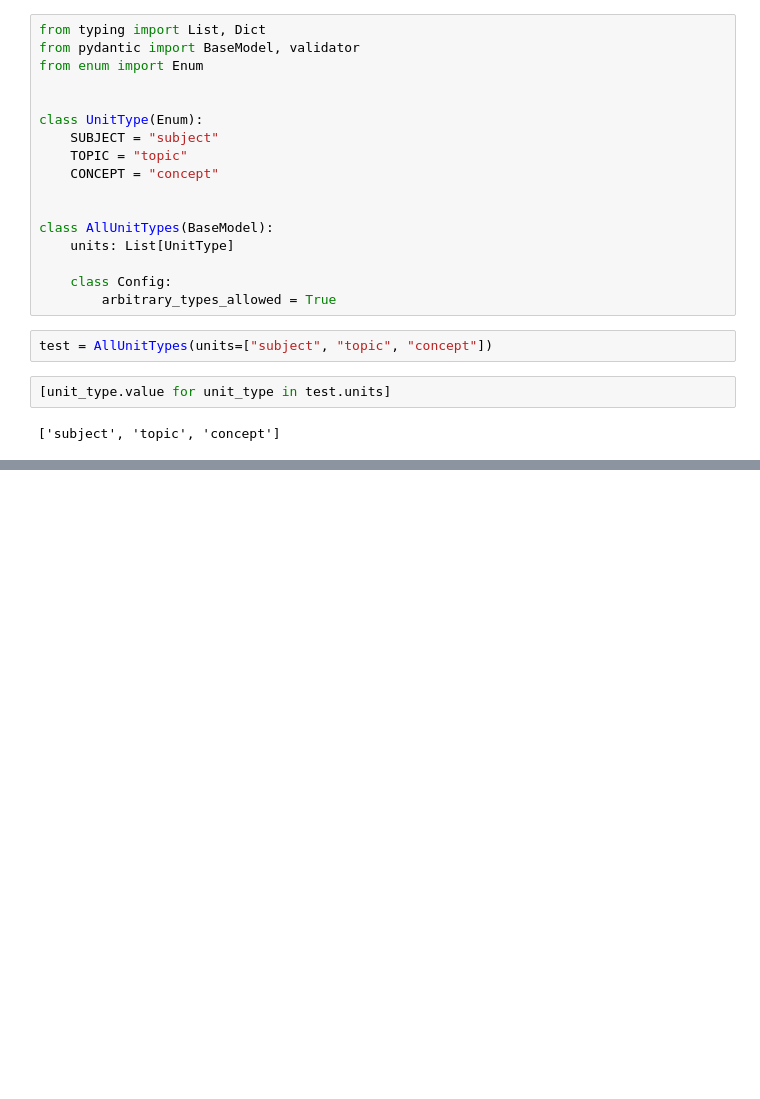
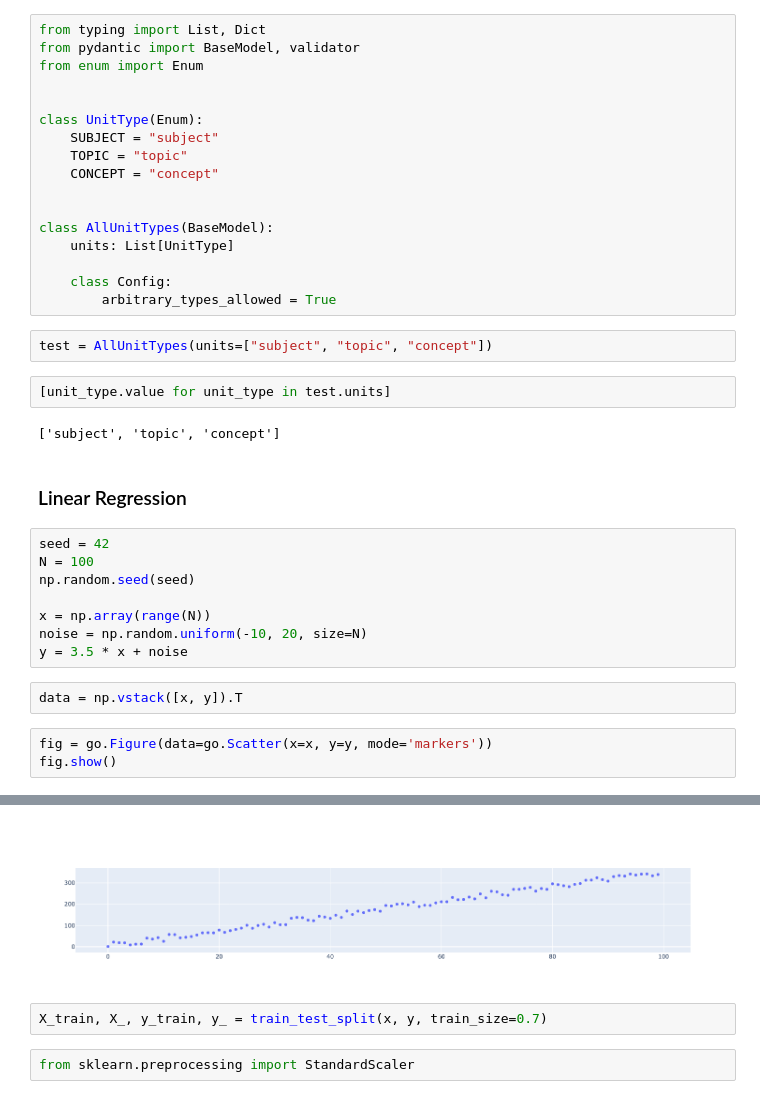
Before and after one commit to arthurlemon/courses, a Jupyter notebook: mlops-course/notebooks/foundations.ipynb, the cells around one changed output, grey strips where cells are left out. Drawn from its saved outputs; the diff is of its cells as text; blank space fills up the shorter version.

```diff
--- a/mlops-course/notebooks/foundations.ipynb
+++ b/mlops-course/notebooks/foundations.ipynb
@@ -173,3 +182,19 @@ test = AllUnitTypes(units=["subject", "topic", "concept"])
 [unit_type.value for unit_type in test.units]
 # %% [output]
 ['subject', 'topic', 'concept']
+# %% [markdown]
+### Linear Regression
+# %%
+seed = 42
+N = 100
+np.random.seed(seed)
+
+x = np.array(range(N))
+noise = np.random.uniform(-10, 20, size=N)
+y = 3.5 * x + noise
+# %%
+data = np.vstack([x, y]).T
+# %%
+fig = go.Figure(data=go.Scatter(x=x, y=y, mode='markers'))
+fig.show()
+# %% [output]
@@ -175,0 +202,5 @@ test = AllUnitTypes(units=["subject", "topic", "concept"])
+[figure, added]
+# %%
+X_train, X_, y_train, y_ = train_test_split(x, y, train_size=0.7)
+# %%
+from sklearn.preprocessing import StandardScaler
```
Also changed, not shown: parts of 28 cells of this notebook, 10 other files.
